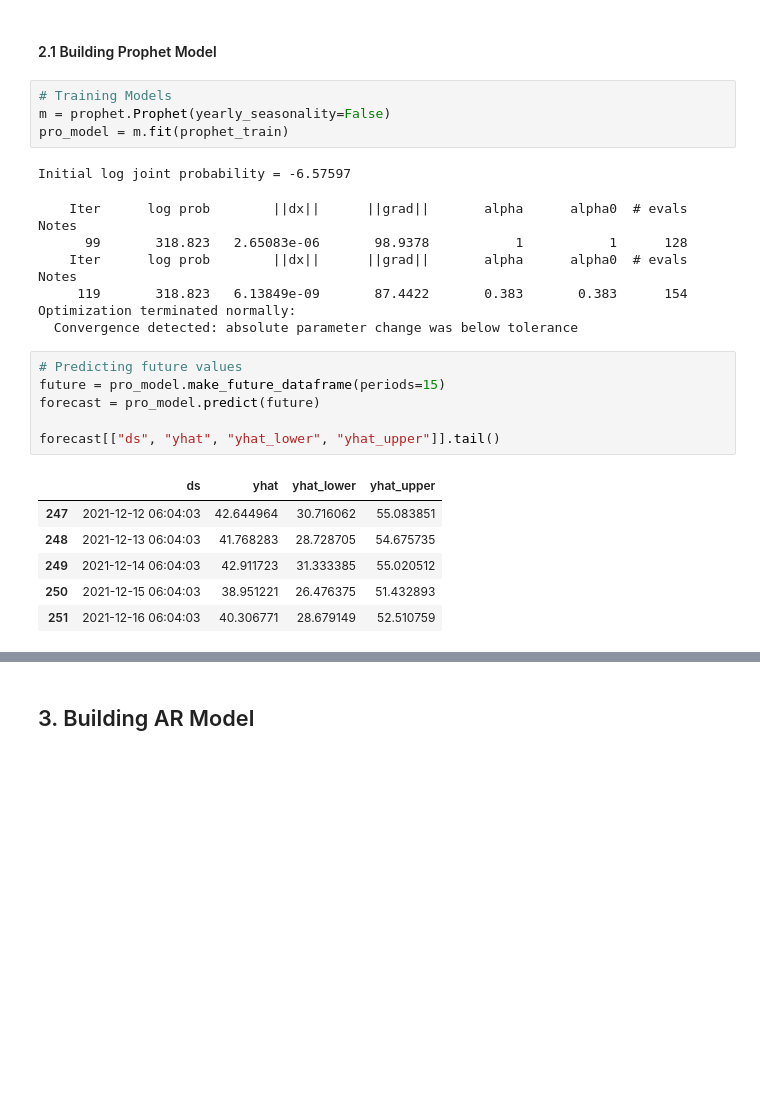
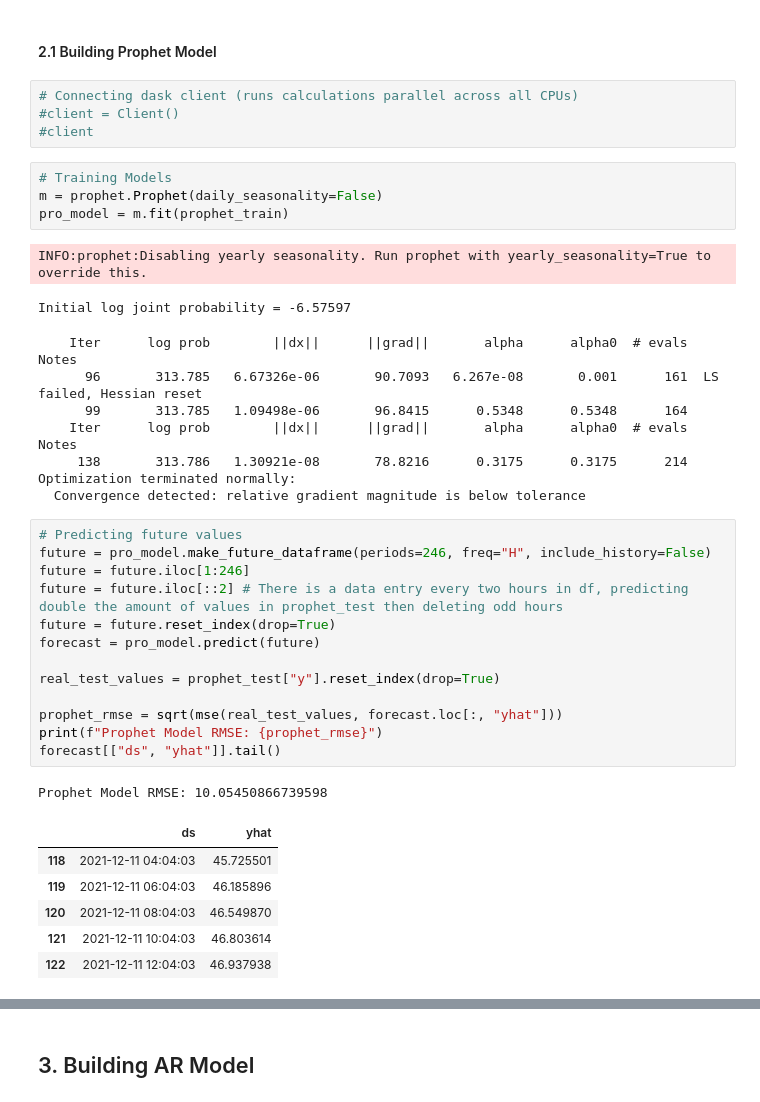
Before and after one commit to IanRayburn/Air_Quality_Prediction, a Jupyter notebook: Air_Quality_Pred.ipynb, the cells around one changed output, grey strips where cells are left out. Drawn from its saved outputs; the diff is of its cells as text; blank space fills up the shorter version.

```diff
--- a/Air_Quality_Pred.ipynb
+++ b/Air_Quality_Pred.ipynb
@@ -90,29 +96,43 @@ df.plot()
 ## 2. Prophet Model
 # %% [markdown]
 #### 2.1 Building Prophet Model
+# %%
+# Connecting dask client (runs calculations parallel across all CPUs)
+#client = Client()
+#client
 # %%
 # Training Models
-m = prophet.Prophet(yearly_seasonality=False)
+m = prophet.Prophet(daily_seasonality=False)
 pro_model = m.fit(prophet_train)
 # %% [output]
-Initial log joint probability = -6.57597
+INFO:prophet:Disabling yearly seasonality. Run prophet with yearly_seasonality=True to override this.
-    Iter      log prob        ||dx||      ||grad||       alpha      alpha0  # evals  Notes
-      99       318.823   2.65083e-06       98.9378           1           1      128
-    Iter      log prob        ||dx||      ||grad||       alpha      alpha0  # evals  Notes
-     119       318.823   6.13849e-09       87.4422       0.383       0.383      154
-Optimization terminated normally:
-  Convergence detected: absolute parameter change was below tolerance
+Initial log joint probability = -6.57597
+    Iter      log prob        ||dx||      ||grad||       alpha      alpha0  # evals  Notes
+      96       313.785   6.67326e-06       90.7093   6.267e-08       0.001      161  LS failed, Hessian reset
+      99       313.785   1.09498e-06       96.8415      0.5348      0.5348      164
+    Iter      log prob        ||dx||      ||grad||       alpha      alpha0  # evals  Notes
+     138       313.786   1.30921e-08       78.8216      0.3175      0.3175      214
+Optimization terminated normally:
+  Convergence detected: relative gradient magnitude is below tolerance
-# %%
-# Predicting future values
-future = pro_model.make_future_dataframe(periods=15)
-forecast = pro_model.predict(future)
-
-forecast[["ds", "yhat", "yhat_lower", "yhat_upper"]].tail()
-# %% [output]
-|  | ds | yhat | yhat_lower | yhat_upper |
-| 247 | 2021-12-12 06:04:03 | 42.644964 | 30.716062 | 55.083851 |
-| 248 | 2021-12-13 06:04:03 | 41.768283 | 28.728705 | 54.675735 |
-| 249 | 2021-12-14 06:04:03 | 42.911723 | 31.333385 | 55.020512 |
-| 250 | 2021-12-15 06:04:03 | 38.951221 | 26.476375 | 51.432893 |
-| 251 | 2021-12-16 06:04:03 | 40.306771 | 28.679149 | 52.510759 |
+# %%
+# Predicting future values
+future = pro_model.make_future_dataframe(periods=246, freq="H", include_history=False)
+future = future.iloc[1:246]
+future = future.iloc[::2] # There is a data entry every two hours in df, predicting double the amount of values in prophet_test then deleting odd hours
+future = future.reset_index(drop=True)
+forecast = pro_model.predict(future)
+
+real_test_values = prophet_test["y"].reset_index(drop=True)
+
+prophet_rmse = sqrt(mse(real_test_values, forecast.loc[:, "yhat"]))
+print(f"Prophet Model RMSE: {prophet_rmse}")
+forecast[["ds", "yhat"]].tail()
+# %% [output]
+Prophet Model RMSE: 10.05450866739598
+|  | ds | yhat |
+| 118 | 2021-12-11 04:04:03 | 45.725501 |
+| 119 | 2021-12-11 06:04:03 | 46.185896 |
+| 120 | 2021-12-11 08:04:03 | 46.549870 |
+| 121 | 2021-12-11 10:04:03 | 46.803614 |
+| 122 | 2021-12-11 12:04:03 | 46.937938 |
 # %%
```
Also changed, not shown: parts of 6 cells of this notebook.
